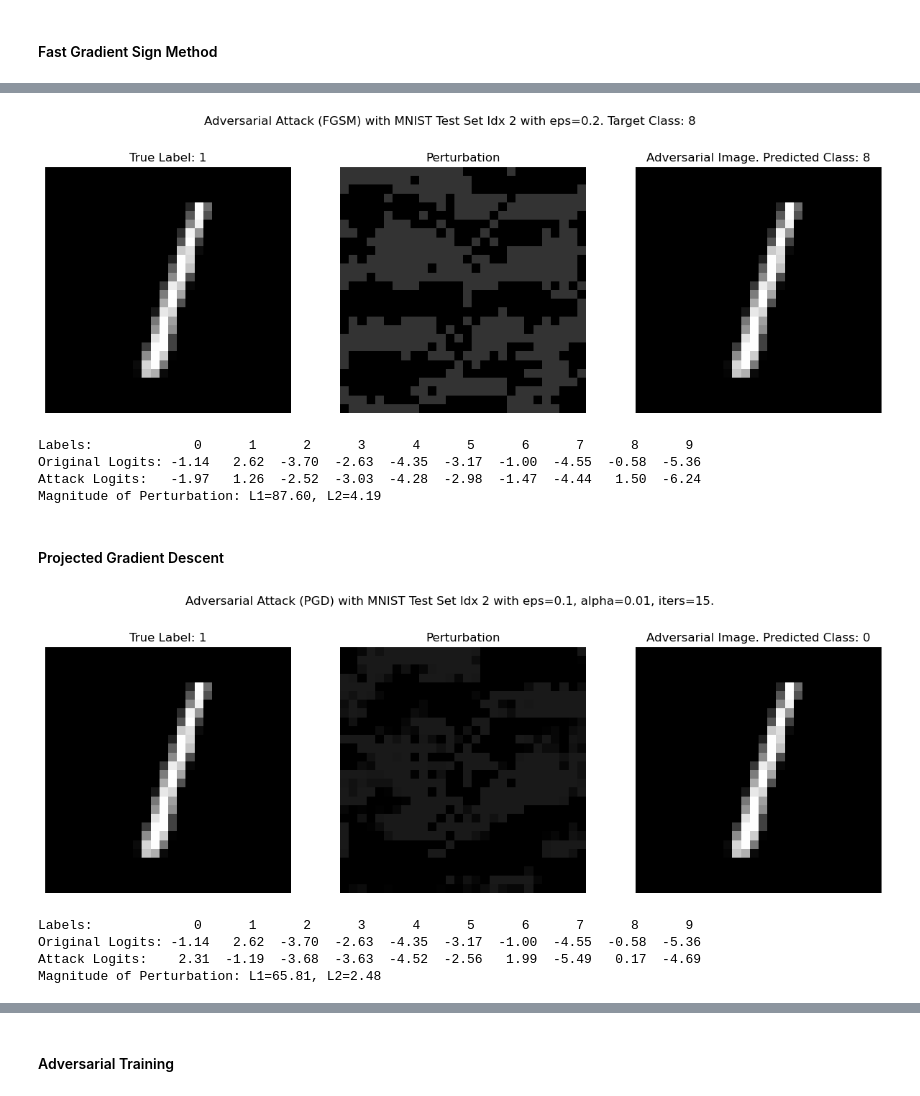
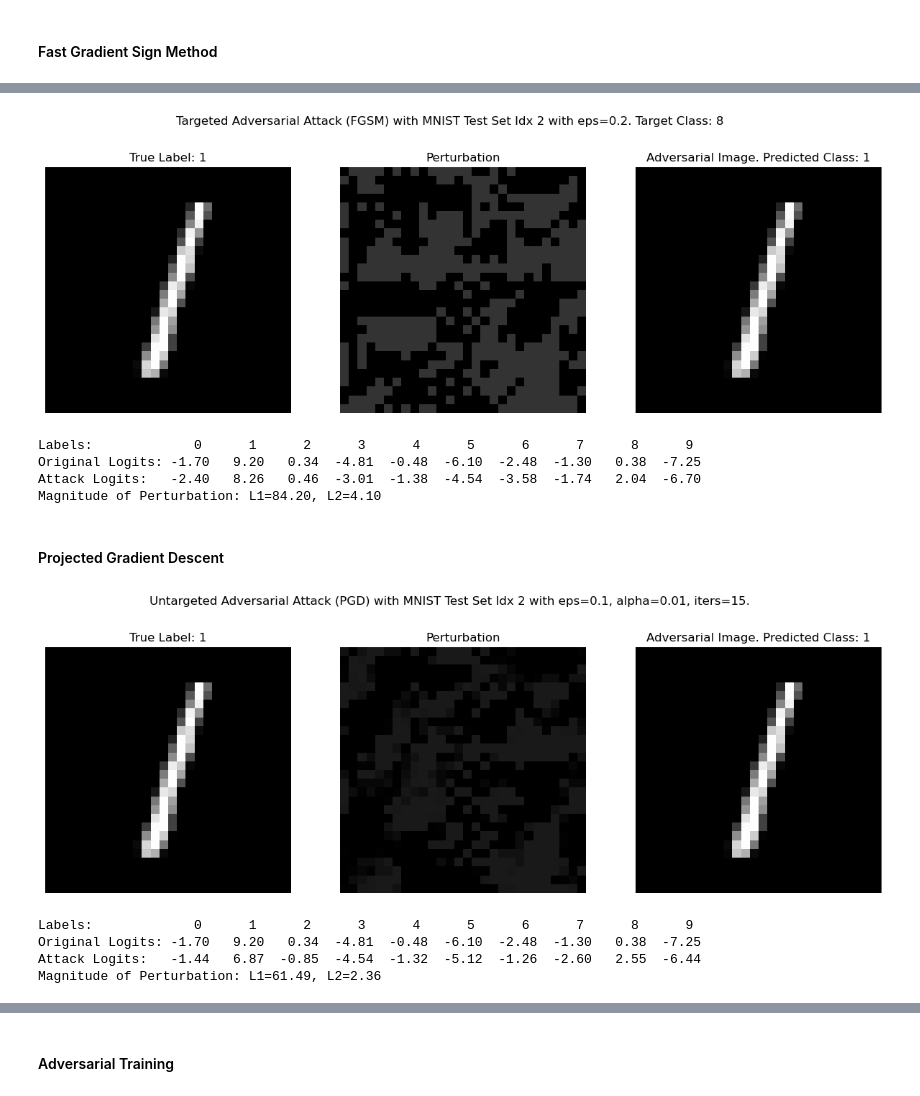
Before and after one commit to ncarolan/lenet-5, a Jupyter notebook: lenet.ipynb, the cells around one changed output, grey strips where cells are left out. Cells and saved outputs as stored; diff of their text form; code cells hidden in the pictures.

Commit message:
Optimizer x lr sweep. Add FGSM image.

```diff
--- a/lenet.ipynb
+++ b/lenet.ipynb
@@ -500,35 +499,35 @@ Magnitude of Perturbation: L1=86.80, L2=4.17
 # %%
 test_idx = 2  #@param
 epsilon = 0.2
 x, y = test_x[test_idx], test_y[test_idx]
 y_target = 8
 
 attack_img, perturbation = fgsm_targeted(lenet5, x, y_target, epsilon=epsilon)
 attack_logits = lenet5(attack_img)
 y_pred = int(attack_logits.argmax(axis=1))
 
 fig, ax = plt.subplots(1, 3, figsize=(15, 5))
-plt.suptitle(f'Adversarial Attack (FGSM) with MNIST Test Set Idx {test_idx} with eps={epsilon}. Target Class: {y_target}')
+plt.suptitle(f'Targeted Adversarial Attack (FGSM) with MNIST Test Set Idx {test_idx} with eps={epsilon}. Target Class: {y_target}')
 ax[0].imshow(x.squeeze(), cmap='grey'); ax[0].set_title(f'True Label: {y}'); ax[0].axis("off")
 ax[1].imshow(perturbation.squeeze(), cmap='grey', vmin=0, vmax=1); ax[1].set_title(f'Perturbation'); ax[1].axis("off")
 ax[2].imshow(attack_img.squeeze(), cmap='grey'); ax[2].set_title(f'Adversarial Image. Predicted Class: {y_pred}'); ax[2].axis("off"); plt.show()
 
 # Compare logits before and after attack
 attack_logits = attack_logits.squeeze().tolist()
 real_logits = lenet5(x.unsqueeze(0)).squeeze().tolist()
 labels = [i for i in range(10)]
 print("Labels:        " + " ".join(f"{i:6d}" for i in labels))
 print("Original Logits:" + " ".join(f"{x:6.2f}" for x in real_logits))
 print("Attack Logits:  " + " ".join(f"{x:6.2f}" for x in attack_logits))
 
 l1, l2 = l1_distance(x, attack_img), l2_distance(x, attack_img)
 print(f'Magnitude of Perturbation: L1={l1:.2f}, L2={l2:.2f}')
 # %% [output]
-[figure, old version]
+[figure, new version]
 Labels:             0      1      2      3      4      5      6      7      8      9
-Original Logits: -1.14   2.62  -3.70  -2.63  -4.35  -3.17  -1.00  -4.55  -0.58  -5.36
-Attack Logits:   -1.97   1.26  -2.52  -3.03  -4.28  -2.98  -1.47  -4.44   1.50  -6.24
-Magnitude of Perturbation: L1=87.60, L2=4.19
+Original Logits: -1.70   9.20   0.34  -4.81  -0.48  -6.10  -2.48  -1.30   0.38  -7.25
+Attack Logits:   -2.40   8.26   0.46  -3.01  -1.38  -4.54  -3.58  -1.74   2.04  -6.70
+Magnitude of Perturbation: L1=84.20, L2=4.10
 # %% [markdown]
 #### Projected Gradient Descent
 # %%
@@ -607,7 +606,7 @@ attack_logits = lenet5(attack_img)
 y_pred = int(attack_logits.argmax(axis=1))
 
 fig, ax = plt.subplots(1, 3, figsize=(15, 5))
-plt.suptitle(f'Adversarial Attack (PGD) with MNIST Test Set Idx {test_idx} with eps={epsilon}, alpha={alpha}, iters={num_iter}.')
+plt.suptitle(f'Untargeted Adversarial Attack (PGD) with MNIST Test Set Idx {test_idx} with eps={epsilon}, alpha={alpha}, iters={num_iter}.')
 ax[0].imshow(x.squeeze(), cmap='grey'); ax[0].set_title(f'True Label: {y}'); ax[0].axis("off")
 ax[1].imshow(perturbation.squeeze(), cmap='grey', vmin=0, vmax=1); ax[1].set_title(f'Perturbation'); ax[1].axis("off")
 ax[2].imshow(attack_img.squeeze(), cmap='grey'); ax[2].set_title(f'Adversarial Image. Predicted Class: {y_pred}'); ax[2].axis("off"); plt.show()
@@ -623,10 +622,10 @@ print("Attack Logits:  " + " ".join(f"{x:6.2f}" for x in attack_logits))
 l1, l2 = l1_distance(x, attack_img), l2_distance(x, attack_img)
 print(f'Magnitude of Perturbation: L1={l1:.2f}, L2={l2:.2f}')
 # %% [output]
-[figure, old version]
+[figure, new version]
 Labels:             0      1      2      3      4      5      6      7      8      9
-Original Logits: -1.14   2.62  -3.70  -2.63  -4.35  -3.17  -1.00  -4.55  -0.58  -5.36
-Attack Logits:    2.31  -1.19  -3.68  -3.63  -4.52  -2.56   1.99  -5.49   0.17  -4.69
-Magnitude of Perturbation: L1=65.81, L2=2.48
+Original Logits: -1.70   9.20   0.34  -4.81  -0.48  -6.10  -2.48  -1.30   0.38  -7.25
+Attack Logits:   -1.44   6.87  -0.85  -4.54  -1.32  -5.12  -1.26  -2.60   2.55  -6.44
+Magnitude of Perturbation: L1=61.49, L2=2.36
 # %%
 test_idx = 2  #@param
```
Also changed, not shown: parts of 6 cells of this notebook, 1 other file.
